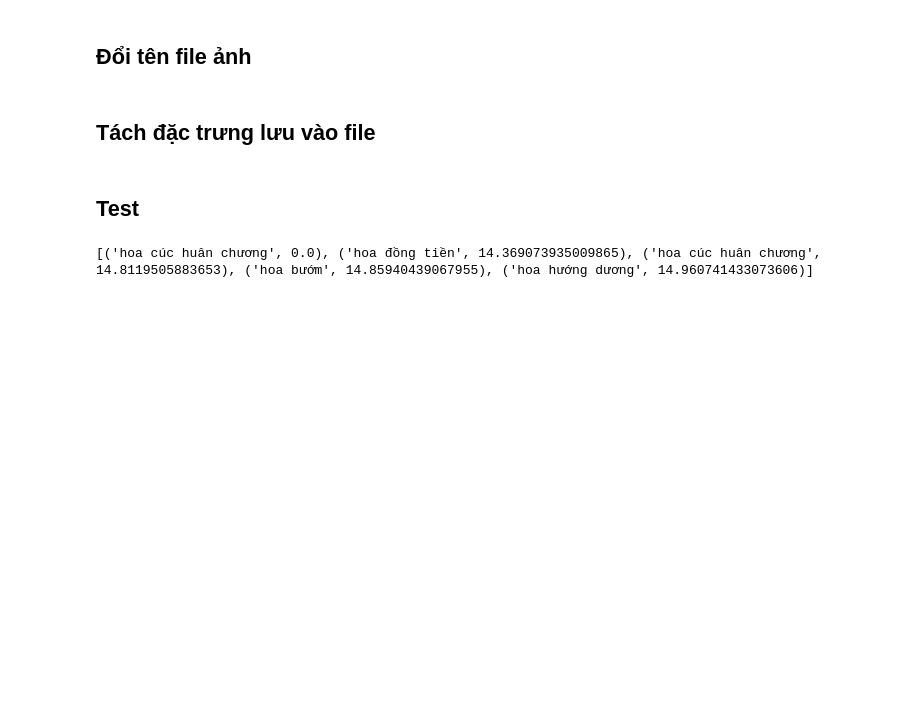
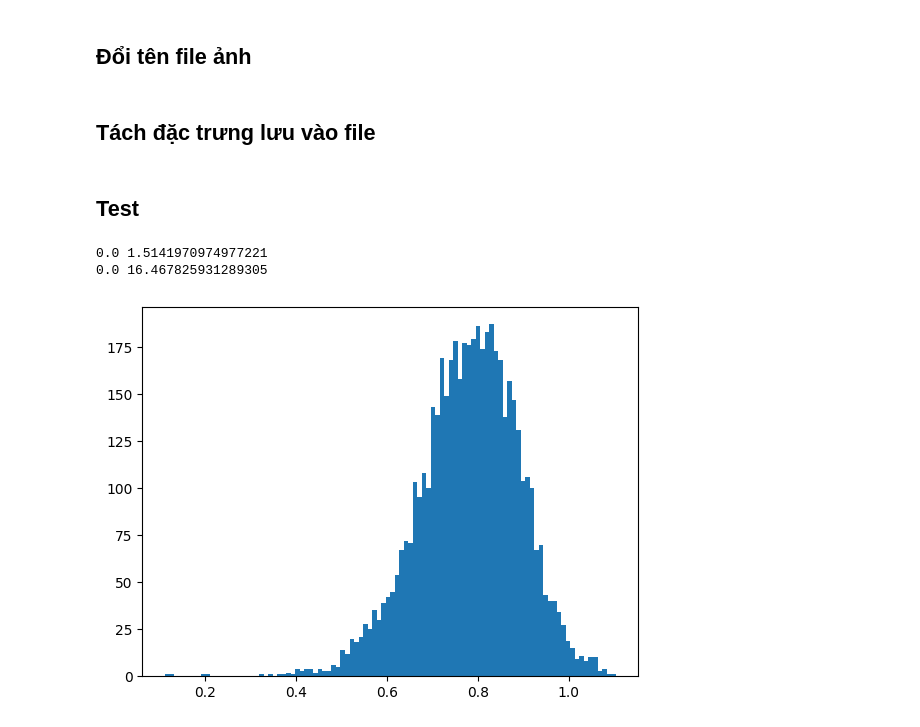
Before and after one commit to Khanhnvtb/Flower-classification-system, a Jupyter notebook: test.ipynb, the cells around one changed output. Cells and saved outputs as stored; diff of their text form; code cells hidden in the pictures; blank space fills up the shorter version.

Commit message:
add folder test in flower

```diff
--- a/test.ipynb
+++ b/test.ipynb
@@ -19,7 +21,6 @@ for subfolder in subfolders:
 # %% [markdown]
 ## Tách đặc trưng lưu vào file
 # %%
-
 from Feature import Feature
 from PIL import Image
 import numpy as np
@@ -52,7 +53,7 @@ data = {}
 data['data'] = feature_data
 
 # Lưu biến feature_data ra file JSON
-with open('data.json', 'w') as f:
+with open('data2.json', 'w') as f:
     json.dump(data, f)
 # %% [markdown]
 ## Test
@@ -71,7 +72,7 @@ with open('data.json', 'r') as f:
 feature_data = data['data']
 
 
-image1 = Image.open('./Flower/hoa cúc huân chương/hoa cúc huân chương05.png')
+image1 = Image.open('./Flower/hoa cúc huân chương/hoa cúc huân chương01.png')
 image1 = np.array(image1)
 
 feature = Feature()
@@ -79,6 +80,8 @@ color_feature = feature.color_histogram(image1)
 hog_feature = feature.hog(image1)
 
 list_distance = []
+color_distance = []
+hog_distance = []
 
 for data in feature_data:
     label = data['label']
@@ -91,9 +94,47 @@ for data in feature_data:
 
     list_distance.append((label, distance))
 
+    color_distance.append(distance_color)
+    hog_distance.append(distance_hog)
 
 list_distance.sort(key=lambda x: x[1])
 list_distance = list_distance[:5]
-print(list_distance)
+# print(list_distance)
+print(min(color_distance),  max(color_distance))
+print(min(hog_distance),  max(hog_distance))
 # %% [output]
-[('hoa cúc huân chương', 0.0), ('hoa đồng tiền', 14.369073935009865), ('hoa cúc huân chương', 14.8119505883653), ('hoa bướm', 14.85940439067955), ('hoa hướng dương', 14.960741433073606)]
+0.0 1.5141970974977221
+0.0 16.467825931289305
+# %%
+import json
+import numpy as np
+
+# Đọc dữ liệu từ file JSON
+with open('data2.json', 'r') as f:
+    data = json.load(f)
+    data = data['data']
+
+color_distance = []
+hog_distance = []
+for i in range(len(data)):
+    for j in range(i+1, len(data)):
+        color_feature1 = np.array(data[i]['color_feature']) / np.linalg.norm(np.array(data[i]['color_feature']))
+        color_feature2 = np.array(data[j]['color_feature']) / np.linalg.norm(np.array(data[j]['color_feature']))
+        hog_feature1 = np.array(data[i]['hog_feature']) / np.linalg.norm(np.array(data[i]['hog_feature']))
+        hog_feature2 = np.array(data[j]['hog_feature']) / np.linalg.norm(np.array(data[j]['hog_feature']))
+
+        distance_color = np.linalg.norm(color_feature1 - color_feature2)
+        distance_hog = np.linalg.norm(hog_feature1 - hog_feature2)
+
+        color_distance.append(distance_color)
+        hog_distance.append(distance_hog)
+# %%
+color_distance.sort()
+# %%
+
+# trực quan phân bố color_distance
+import matplotlib.pyplot as plt
+plt.hist(color_distance, bins=100)
+plt.show()
+# %% [output]
+[figure, added]
```
Also changed, not shown: parts of 10 cells of this notebook, 50 other files.
